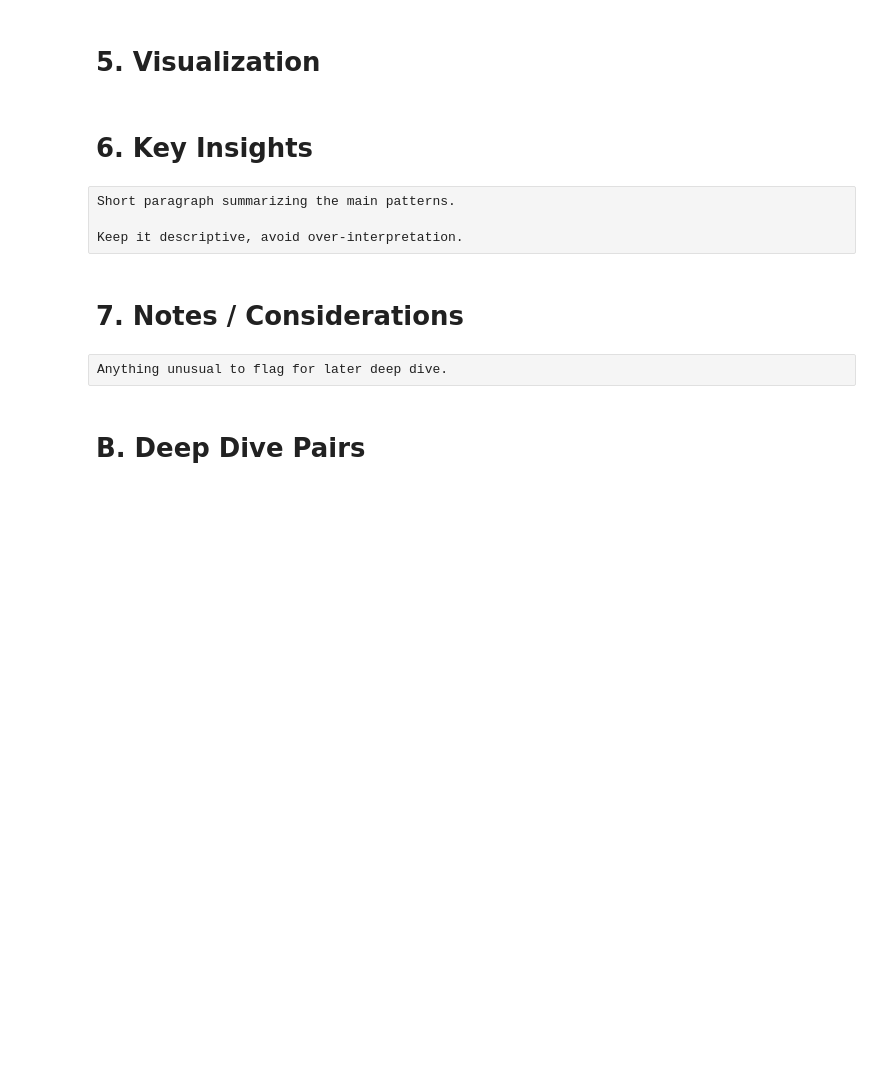
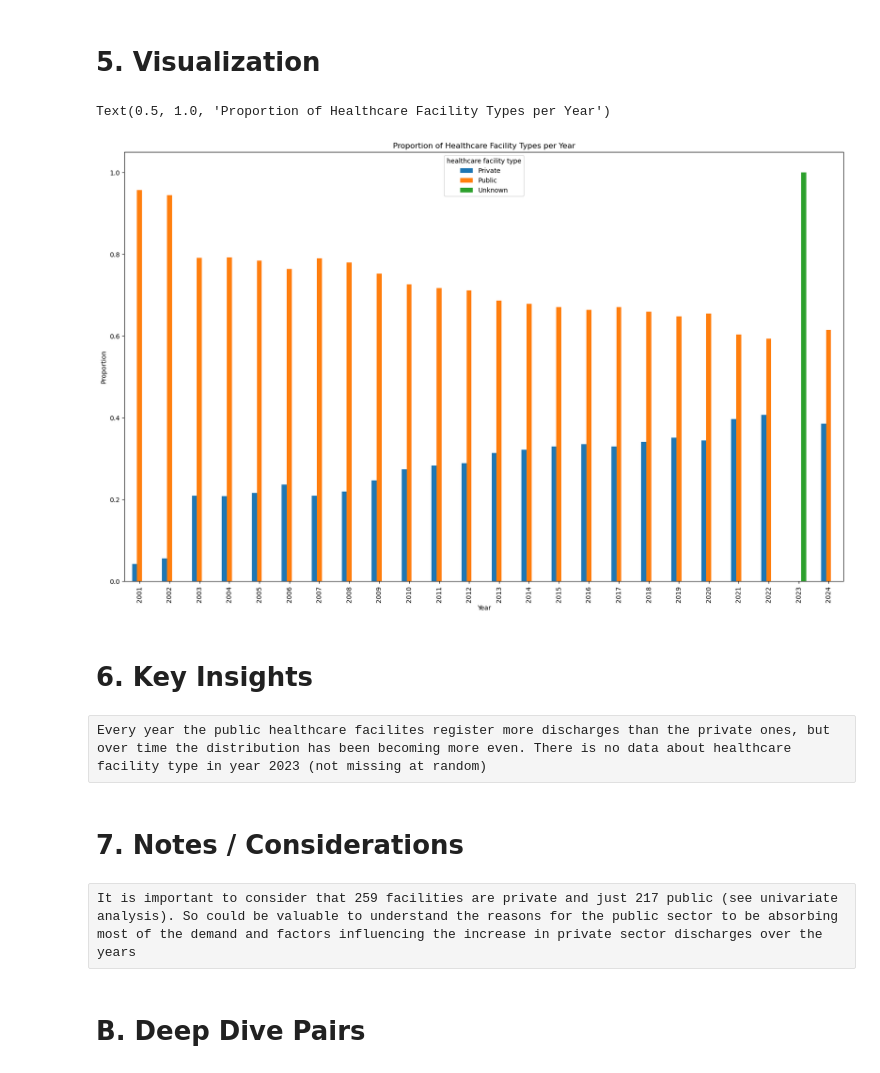
Before and after one commit to mirkopodunavak1996/EDAHospDischarges_Chile2001-2024, a Jupyter notebook: notebooks/General_Analysis_2001-2024_Bivariate(2).ipynb, the cells around one changed output. Drawn from its saved outputs; the diff is of its cells as text; code cells hidden in the pictures; blank space fills up the shorter version.

Commit message:
Pair HFT and Year analyzed

```diff
--- a/notebooks/General_Analysis_2001-2024_Bivariate(2).ipynb
+++ b/notebooks/General_Analysis_2001-2024_Bivariate(2).ipynb
@@ -177,3 +175,5 @@ Example: “Check distribution of insurance by sex; descriptive only.”
 # 3. Counts / Crosstab
 # %% [raw]
 Show absolute counts or frequency table.
+# %%
+table_pair1 = df.pivot_table(index="year", columns="healthcare facility type", aggfunc='size', fill_value=0, margins=False, dropna=True)
@@ -181,3 +202,6 @@ Show absolute counts or frequency table.
 # 4. Proportions / Percentages
 # %% [raw]
 Normalize counts to compare groups.
+# %%
+# Divide each row by its row sum
+normalized = table_pair1.div(table_pair1.sum(axis=1), axis=0)
@@ -185,13 +230,19 @@ Normalize counts to compare groups.
 # 5. Visualization
 # %%
 Simple bar chart, stacked bar, or heatmap.
+# %%
+ax = normalized.plot(kind="bar", stacked=False, figsize=(20,12))
+ax.set_ylabel("Proportion")
+ax.set_xlabel("Year")
+ax.set_title("Proportion of Healthcare Facility Types per Year")
+# %% [output]
+Text(0.5, 1.0, 'Proportion of Healthcare Facility Types per Year')
+[figure, added]
 # %% [markdown]
 # 6. Key Insights
 # %% [raw]
-Short paragraph summarizing the main patterns.
-
-Keep it descriptive, avoid over-interpretation.
+Every year the public healthcare facilites register more discharges than the private ones, but over time the distribution has been becoming more even. There is no data about healthcare facility type in year 2023 (not missing at random)
 # %% [markdown]
 # 7. Notes / Considerations
 # %% [raw]
-Anything unusual to flag for later deep dive.
+It is important to consider that 259 facilities are private and just 217 public (see univariate analysis). So could be valuable to understand the reasons for the public sector to be absorbing most of the demand and factors influencing the increase in private sector discharges over the years
```
Also changed, not shown: parts of 29 cells of this notebook.
